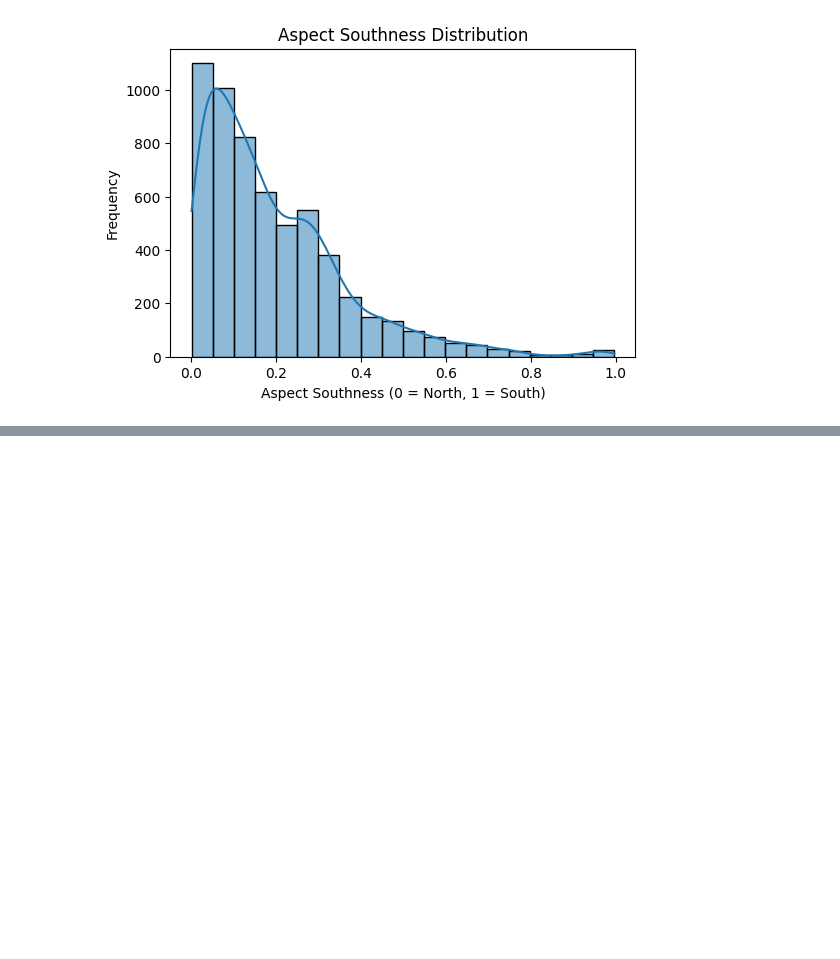
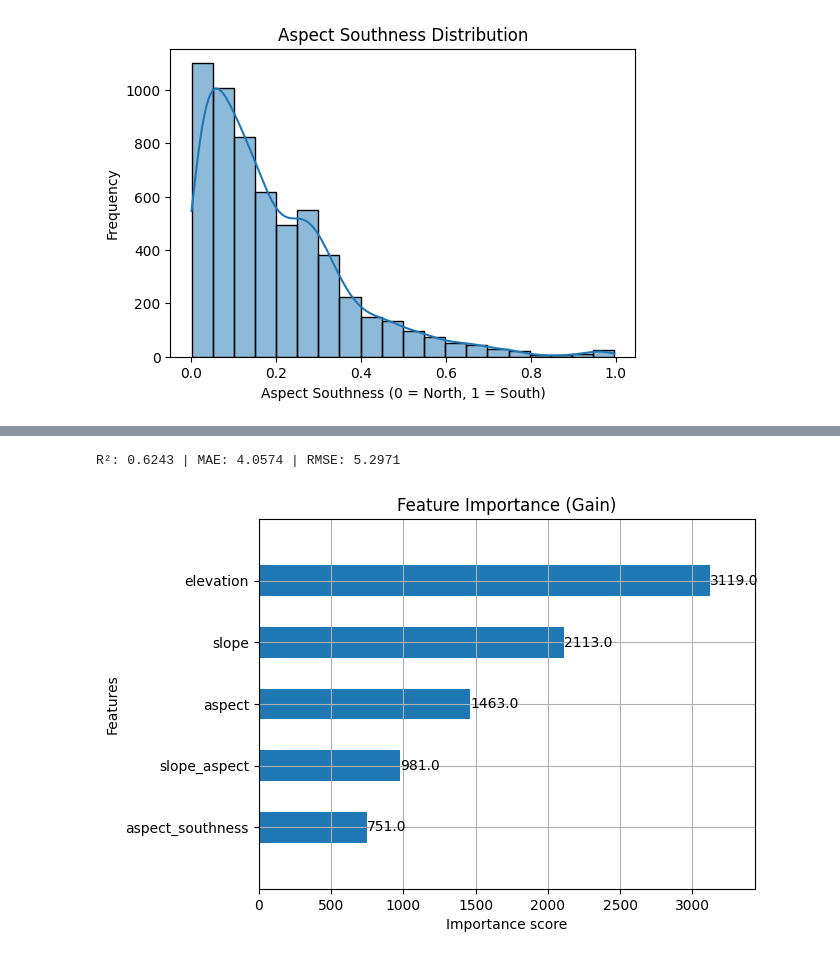
Before and after one commit to samarranjit/Yield_Prediction, a Jupyter notebook: Yield_Prediction_Using_Topographical_Features_of_a_Field.ipynb, the cells around one changed output, grey strips where cells are left out. Saved outputs shown, nothing was run; the diff lists cells and outputs as text; code cells hidden in the pictures; blank space fills up the shorter version.

Commit message:
NDVI_added_Model

```diff
--- a/Yield_Prediction_Using_Topographical_Features_of_a_Field.ipynb
+++ b/Yield_Prediction_Using_Topographical_Features_of_a_Field.ipynb
@@ -655,0 +658,27 @@ print(df_yield['aspect_southness'].max())
+# %%
+features = ['elevation', 'slope', 'aspect', 'aspect_southness', 'slope_aspect']
+# features = ['slope', 'slope_aspect']
+
+target = 'yield'
+
+X = df_yield[features]
+y = df_yield[target]
+
+# Log-transform the target to handle skewness
+y_log = np.log1p(y)
+
+# Train-test split
+X_train, X_test, y_train_log, y_test_log = train_test_split(
+    X, y_log, test_size=0.2, random_state=42
+)
+
+print("X Train Aspect: ", X_train.shape)
+print("X Test: ", X_test.shape)
+print("Y Train: ", y_train_log.shape)
+print("Y Test: ", y_test_log.shape )
+
+# print("===========================")
+# print("X Train: ", X_train.head())
+# print("X Test: ", X_test.head())
+# print("Y Train: ", y_train_log.head())
+# print("Y Test: ", y_test_log.head())
@@ -655,0 +741,14 @@ print(df_yield['aspect_southness'].max())
+# %%
+import xgboost as xgb
+
+model = xgb.XGBRegressor(
+    objective='reg:squarederror',
+    learning_rate=0.1,
+    max_depth=7,
+    n_estimators=100,
+    subsample=0.7,
+    colsample_bytree=1,
+    random_state=42
+)
+
+model.fit(X_train, y_train_log)
@@ -655,0 +767,18 @@ print(df_yield['aspect_southness'].max())
+# %%
+y_pred_log = model.predict(X_test)
+y_pred = np.expm1(y_pred_log)
+y_true = np.expm1(y_test_log)
+
+r2 = r2_score(y_true, y_pred)
+mae = mean_absolute_error(y_true, y_pred)
+rmse = np.sqrt(mean_squared_error(y_true, y_pred))
+
+print(f"R²: {r2:.4f} | MAE: {mae:.4f} | RMSE: {rmse:.4f}")
+# %% [output]
+R²: 0.6243 | MAE: 4.0574 | RMSE: 5.2971
+# %%
+xgb.plot_importance(model, height=0.5)
+plt.title("Feature Importance (Gain)")
+plt.show()
+# %% [output]
+[figure, added]
```
Also changed, not shown: parts of 44 cells of this notebook.
